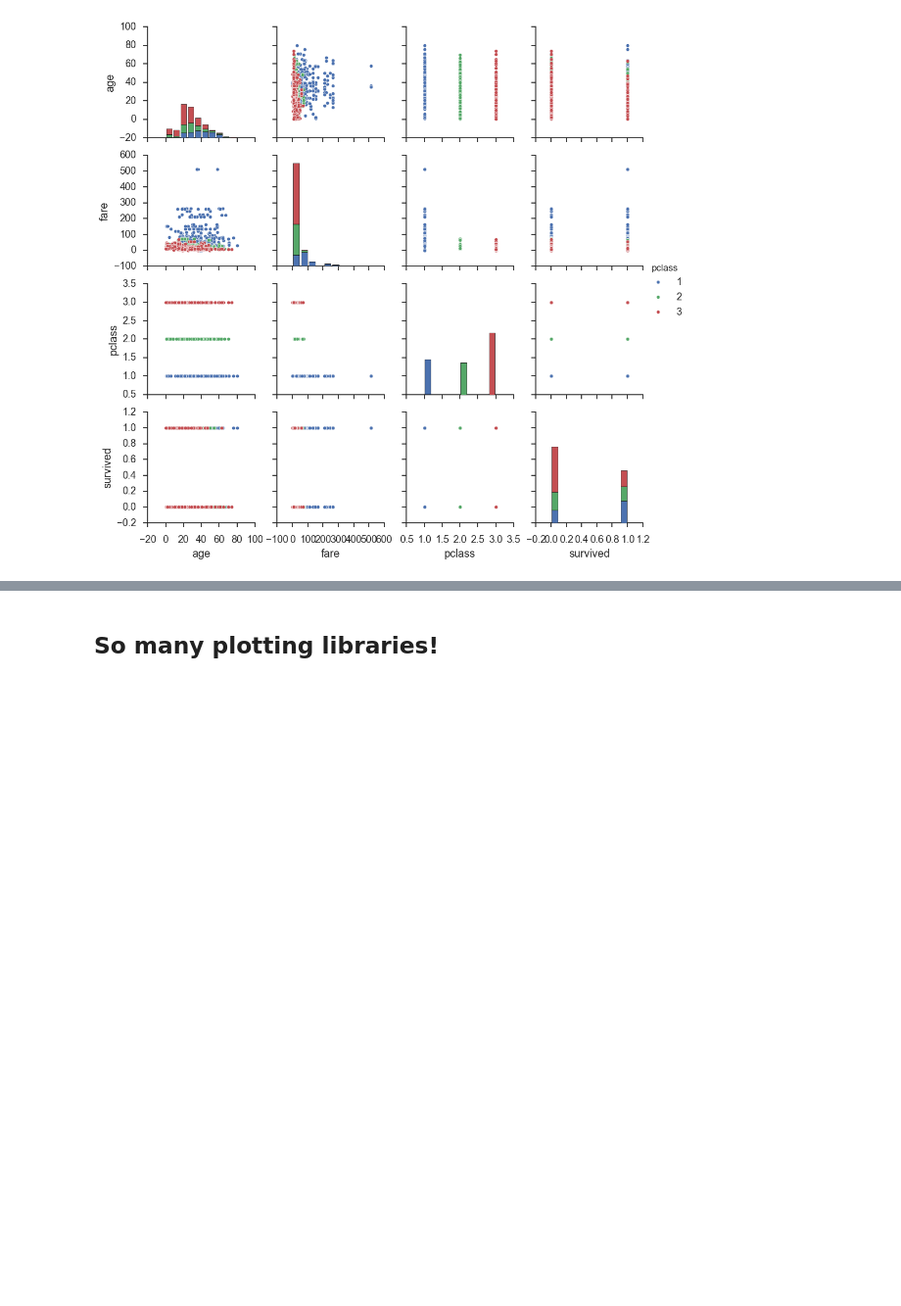
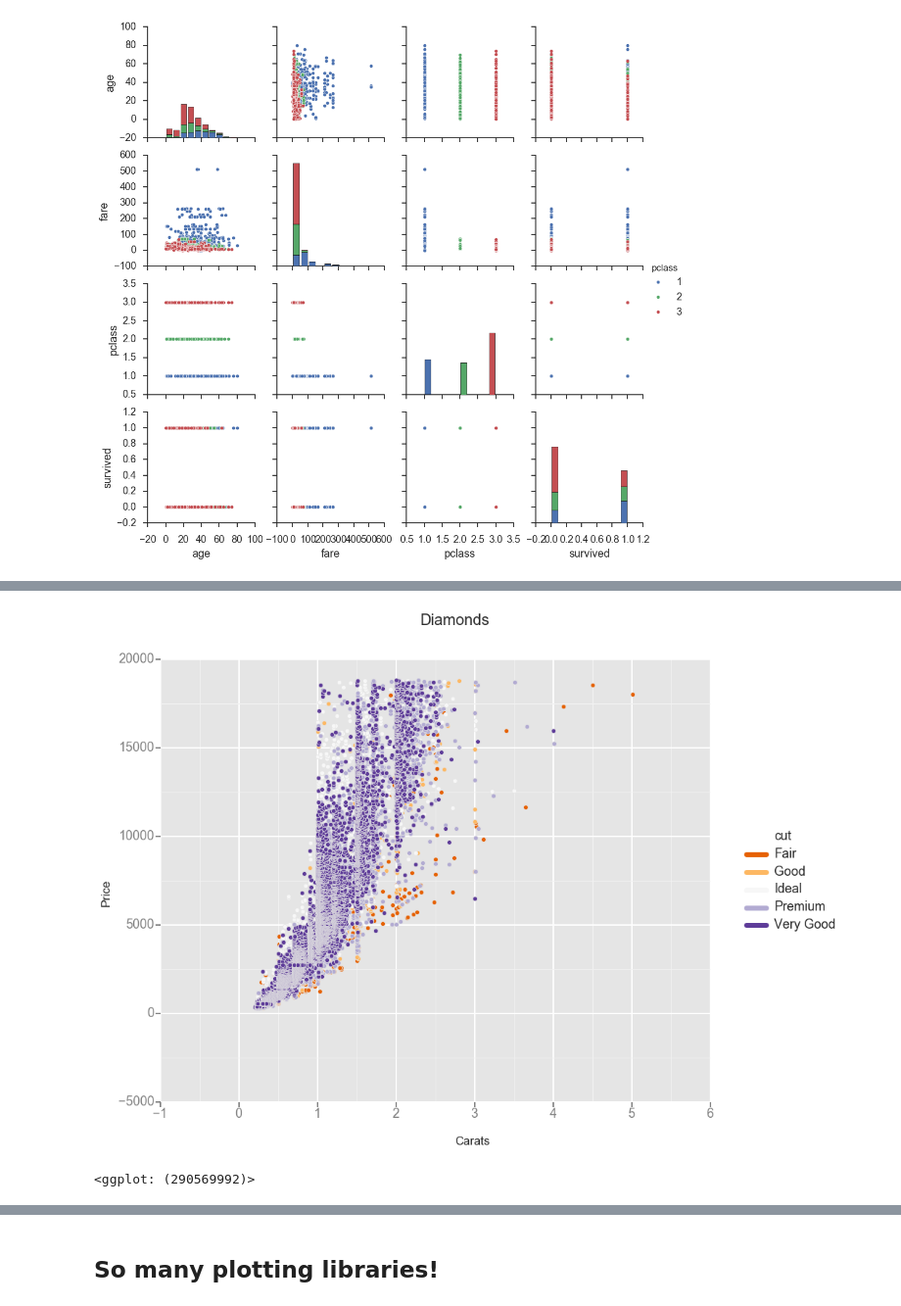
Before and after one commit to ihmeuw/ihme-python-course, a Jupyter notebook: Lecture 6/Lecture 6 - Plotting (Complete).ipynb, the cells around one changed output, grey strips where cells are left out. Shown at 98% size. Cells and saved outputs as stored; diff of their text form; code cells hidden in the pictures; blank space fills up the shorter version.

```diff
--- a/Lecture 6/Lecture 6 - Plotting (Complete).ipynb
+++ b/Lecture 6/Lecture 6 - Plotting (Complete).ipynb
@@ -473,0 +516,11 @@ sns.pairplot(titanic[['age','fare','pclass','survived']].dropna(),
+# %%
+p = ggplot(diamonds, aes(x='carat', y='price', color='cut'))
+p += geom_point()
+p += scale_color_brewer(type='diverging', palette=4)
+p += xlab("Carats")
+p += ylab("Price")
+p += ggtitle("Diamonds")
+p
+# %% [output]
+[figure, added]
+<ggplot: (290569992)>
```
Also changed, not shown: parts of 10 cells of this notebook.
